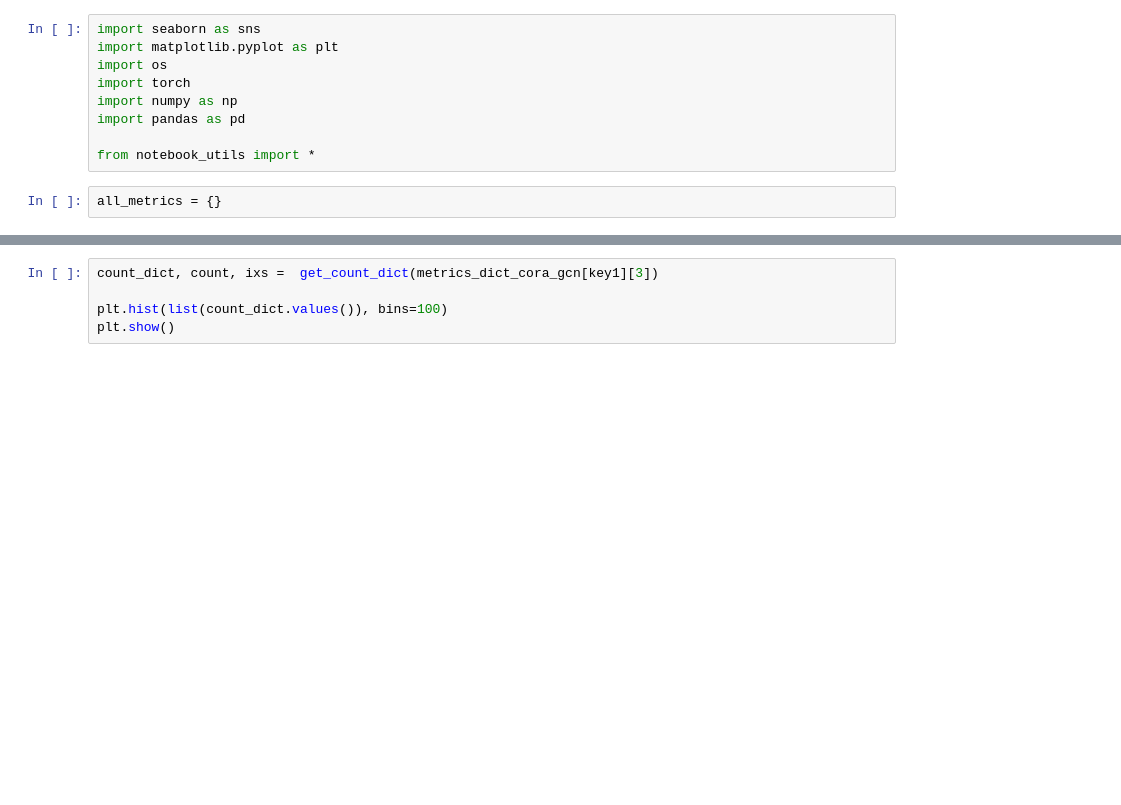
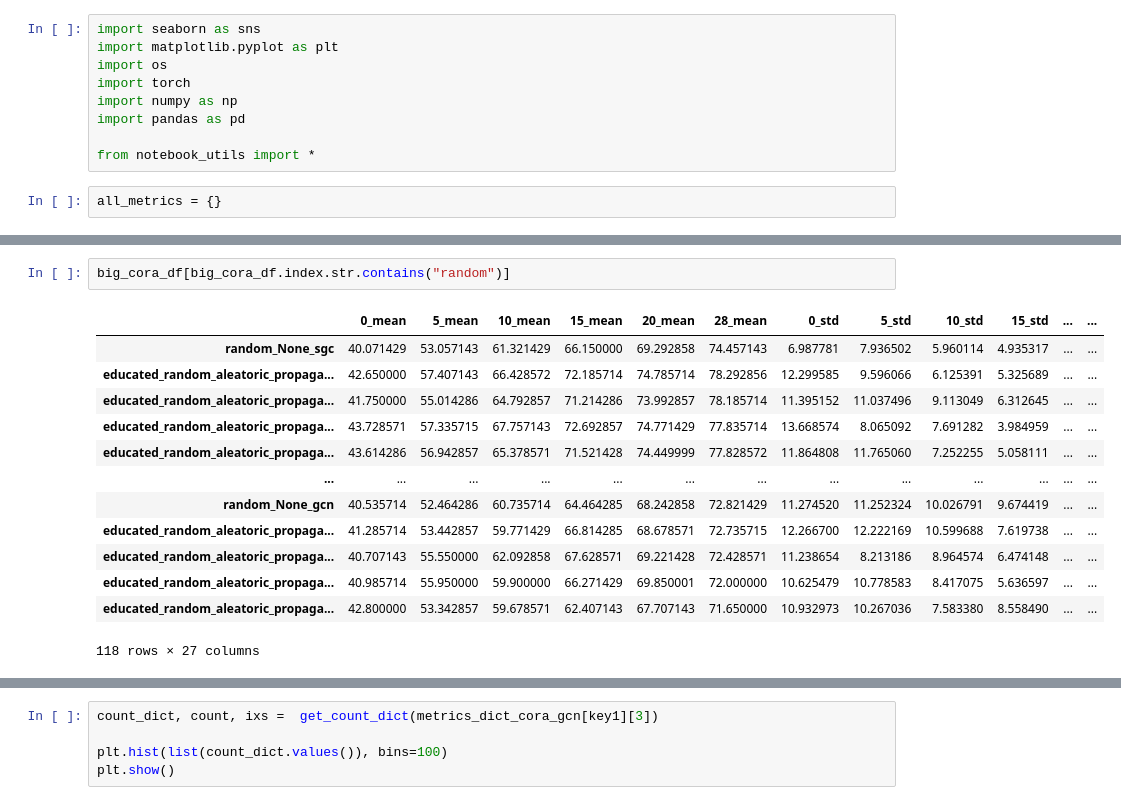
Before and after one commit to drigba/uq-for-al-on-graphs, a Jupyter notebook: notebooks/plot_indexes.ipynb, the cells around one changed output, grey strips where cells are left out. Drawn from its saved outputs; the diff is of its cells as text; blank space fills up the shorter version.

```diff
--- a/notebooks/plot_indexes.ipynb
+++ b/notebooks/plot_indexes.ipynb
@@ -136,0 +114,16 @@ plt.show()
+# %%
+big_cora_df[big_cora_df.index.str.contains("random")]
+# %% [output]
+|  | 0_mean | 5_mean | 10_mean | 15_mean | 20_mean | 28_mean | 0_std | 5_std | 10_std | 15_std | ... | ... |
+| random_None_sgc | 40.071429 | 53.057143 | 61.321429 | 66.150000 | 69.292858 | 74.457143 | 6.987781 | 7.936502 | 5.960114 | 4.935317 | ... | ... |
+| educated_random_aleatoric_propaga... | 42.650000 | 57.407143 | 66.428572 | 72.185714 | 74.785714 | 78.292856 | 12.299585 | 9.596066 | 6.125391 | 5.325689 | ... | ... |
+| educated_random_aleatoric_propaga... | 41.750000 | 55.014286 | 64.792857 | 71.214286 | 73.992857 | 78.185714 | 11.395152 | 11.037496 | 9.113049 | 6.312645 | ... | ... |
+| educated_random_aleatoric_propaga... | 43.728571 | 57.335715 | 67.757143 | 72.692857 | 74.771429 | 77.835714 | 13.668574 | 8.065092 | 7.691282 | 3.984959 | ... | ... |
+| educated_random_aleatoric_propaga... | 43.614286 | 56.942857 | 65.378571 | 71.521428 | 74.449999 | 77.828572 | 11.864808 | 11.765060 | 7.252255 | 5.058111 | ... | ... |
+| ... | ... | ... | ... | ... | ... | ... | ... | ... | ... | ... | ... | ... |
+| random_None_gcn | 40.535714 | 52.464286 | 60.735714 | 64.464285 | 68.242858 | 72.821429 | 11.274520 | 11.252324 | 10.026791 | 9.674419 | ... | ... |
+| educated_random_aleatoric_propaga... | 41.285714 | 53.442857 | 59.771429 | 66.814285 | 68.678571 | 72.735715 | 12.266700 | 12.222169 | 10.599688 | 7.619738 | ... | ... |
+| educated_random_aleatoric_propaga... | 40.707143 | 55.550000 | 62.092858 | 67.628571 | 69.221428 | 72.428571 | 11.238654 | 8.213186 | 8.964574 | 6.474148 | ... | ... |
+| educated_random_aleatoric_propaga... | 40.985714 | 55.950000 | 59.900000 | 66.271429 | 69.850001 | 72.000000 | 10.625479 | 10.778583 | 8.417075 | 5.636597 | ... | ... |
+| educated_random_aleatoric_propaga... | 42.800000 | 53.342857 | 59.678571 | 62.407143 | 67.707143 | 71.650000 | 10.932973 | 10.267036 | 7.583380 | 8.558490 | ... | ... |
+118 rows × 27 columns
```
Also changed, not shown: parts of 27 cells of this notebook, 3 other files.
